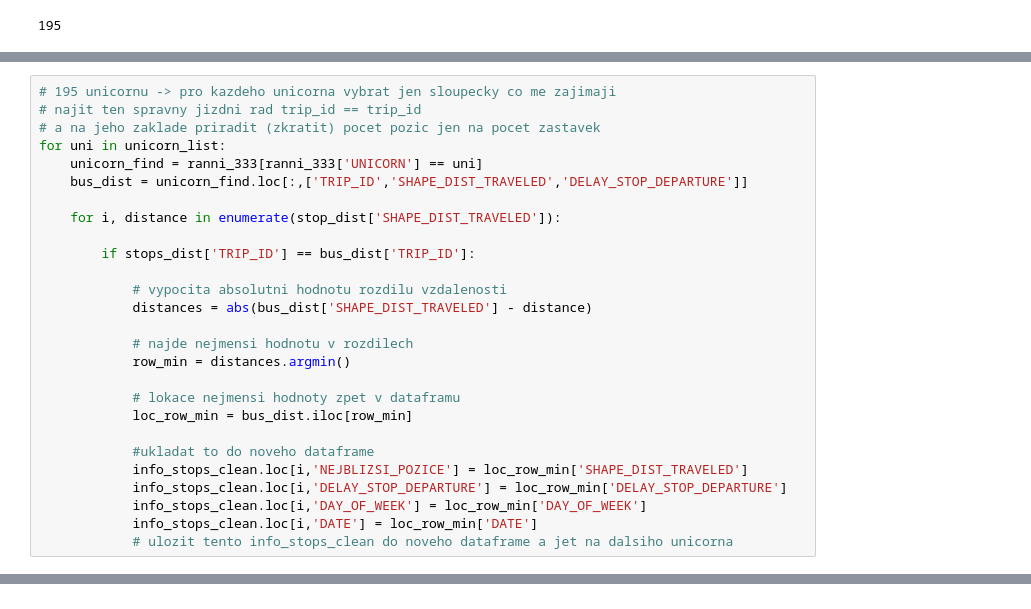
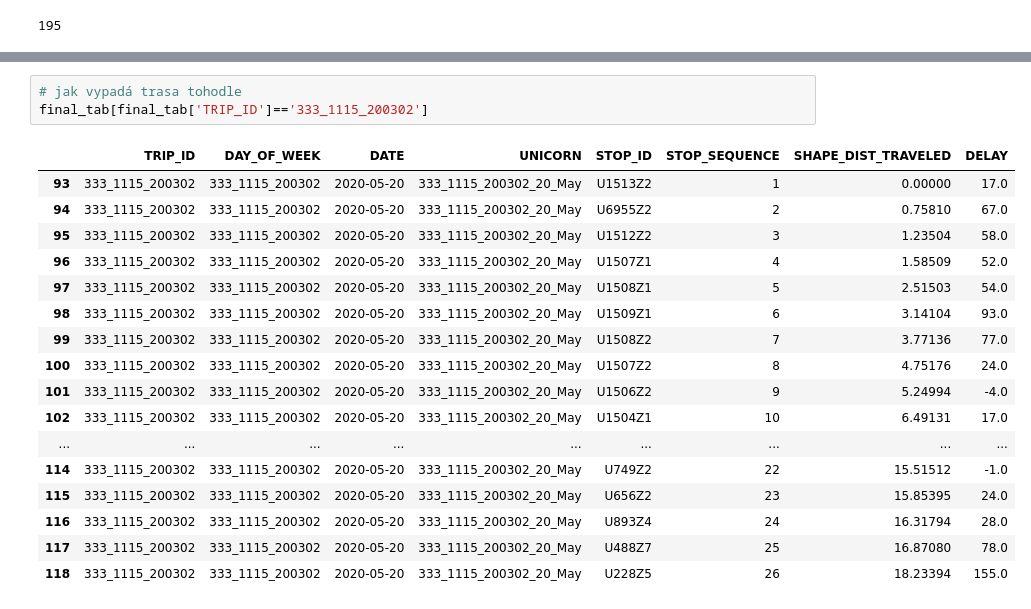
Before and after one commit to hrubajan/da_projekt_gol, a Jupyter notebook: stops_vs_positions.ipynb, the cells around one changed output, grey strips where cells are left out. Drawn from its saved outputs; the diff is of its cells as text.

```diff
--- a/stops_vs_positions.ipynb
+++ b/stops_vs_positions.ipynb
@@ -109,27 +108,0 @@ final_tab
-# %%
-# 195 unicornu -> pro kazdeho unicorna vybrat jen sloupecky co me zajimaji
-# najit ten spravny jizdni rad trip_id == trip_id
-# a na jeho zaklade priradit (zkratit) pocet pozic jen na pocet zastavek
-for uni in unicorn_list:
-    unicorn_find = ranni_333[ranni_333['UNICORN'] == uni]
-    bus_dist = unicorn_find.loc[:,['TRIP_ID','SHAPE_DIST_TRAVELED','DELAY_STOP_DEPARTURE']]
-
-    for i, distance in enumerate(stop_dist['SHAPE_DIST_TRAVELED']):
-
-        if stops_dist['TRIP_ID'] == bus_dist['TRIP_ID']:
-
-            # vypocita absolutni hodnotu rozdilu vzdalenosti
-            distances = abs(bus_dist['SHAPE_DIST_TRAVELED'] - distance)
-
-            # najde nejmensi hodnotu v rozdilech
-            row_min = distances.argmin()
-
-            # lokace nejmensi hodnoty zpet v dataframu
-            loc_row_min = bus_dist.iloc[row_min]
-
-            #ukladat to do noveho dataframe
-            info_stops_clean.loc[i,'NEJBLIZSI_POZICE'] = loc_row_min['SHAPE_DIST_TRAVELED']
-            info_stops_clean.loc[i,'DELAY_STOP_DEPARTURE'] = loc_row_min['DELAY_STOP_DEPARTURE']
-            info_stops_clean.loc[i,'DAY_OF_WEEK'] = loc_row_min['DAY_OF_WEEK']
-            info_stops_clean.loc[i,'DATE'] = loc_row_min['DATE']
-            # ulozit tento info_stops_clean do noveho dataframe a jet na dalsiho unicorna
@@ -147,0 +183,21 @@ for uni in unicorn_list:
+# %%
+# jak vypadá trasa tohodle
+final_tab[final_tab['TRIP_ID']=='333_1115_200302']
+# %% [output]
+|  | TRIP_ID | DAY_OF_WEEK | DATE | UNICORN | STOP_ID | STOP_SEQUENCE | SHAPE_DIST_TRAVELED | DELAY |
+| 93 | 333_1115_200302 | 333_1115_200302 | 2020-05-20 | 333_1115_200302_20_May | U1513Z2 | 1 | 0.00000 | 17.0 |
+| 94 | 333_1115_200302 | 333_1115_200302 | 2020-05-20 | 333_1115_200302_20_May | U6955Z2 | 2 | 0.75810 | 67.0 |
+| 95 | 333_1115_200302 | 333_1115_200302 | 2020-05-20 | 333_1115_200302_20_May | U1512Z2 | 3 | 1.23504 | 58.0 |
+| 96 | 333_1115_200302 | 333_1115_200302 | 2020-05-20 | 333_1115_200302_20_May | U1507Z1 | 4 | 1.58509 | 52.0 |
+| 97 | 333_1115_200302 | 333_1115_200302 | 2020-05-20 | 333_1115_200302_20_May | U1508Z1 | 5 | 2.51503 | 54.0 |
+| 98 | 333_1115_200302 | 333_1115_200302 | 2020-05-20 | 333_1115_200302_20_May | U1509Z1 | 6 | 3.14104 | 93.0 |
+| 99 | 333_1115_200302 | 333_1115_200302 | 2020-05-20 | 333_1115_200302_20_May | U1508Z2 | 7 | 3.77136 | 77.0 |
+| 100 | 333_1115_200302 | 333_1115_200302 | 2020-05-20 | 333_1115_200302_20_May | U1507Z2 | 8 | 4.75176 | 24.0 |
+| 101 | 333_1115_200302 | 333_1115_200302 | 2020-05-20 | 333_1115_200302_20_May | U1506Z2 | 9 | 5.24994 | -4.0 |
+| 102 | 333_1115_200302 | 333_1115_200302 | 2020-05-20 | 333_1115_200302_20_May | U1504Z1 | 10 | 6.49131 | 17.0 |
+| ... | ... | ... | ... | ... | ... | ... | ... | ... |
+| 114 | 333_1115_200302 | 333_1115_200302 | 2020-05-20 | 333_1115_200302_20_May | U749Z2 | 22 | 15.51512 | -1.0 |
+| 115 | 333_1115_200302 | 333_1115_200302 | 2020-05-20 | 333_1115_200302_20_May | U656Z2 | 23 | 15.85395 | 24.0 |
+| 116 | 333_1115_200302 | 333_1115_200302 | 2020-05-20 | 333_1115_200302_20_May | U893Z4 | 24 | 16.31794 | 28.0 |
+| 117 | 333_1115_200302 | 333_1115_200302 | 2020-05-20 | 333_1115_200302_20_May | U488Z7 | 25 | 16.87080 | 78.0 |
+| 118 | 333_1115_200302 | 333_1115_200302 | 2020-05-20 | 333_1115_200302_20_May | U228Z5 | 26 | 18.23394 | 155.0 |
```
Also changed, not shown: parts of 11 cells of this notebook.
